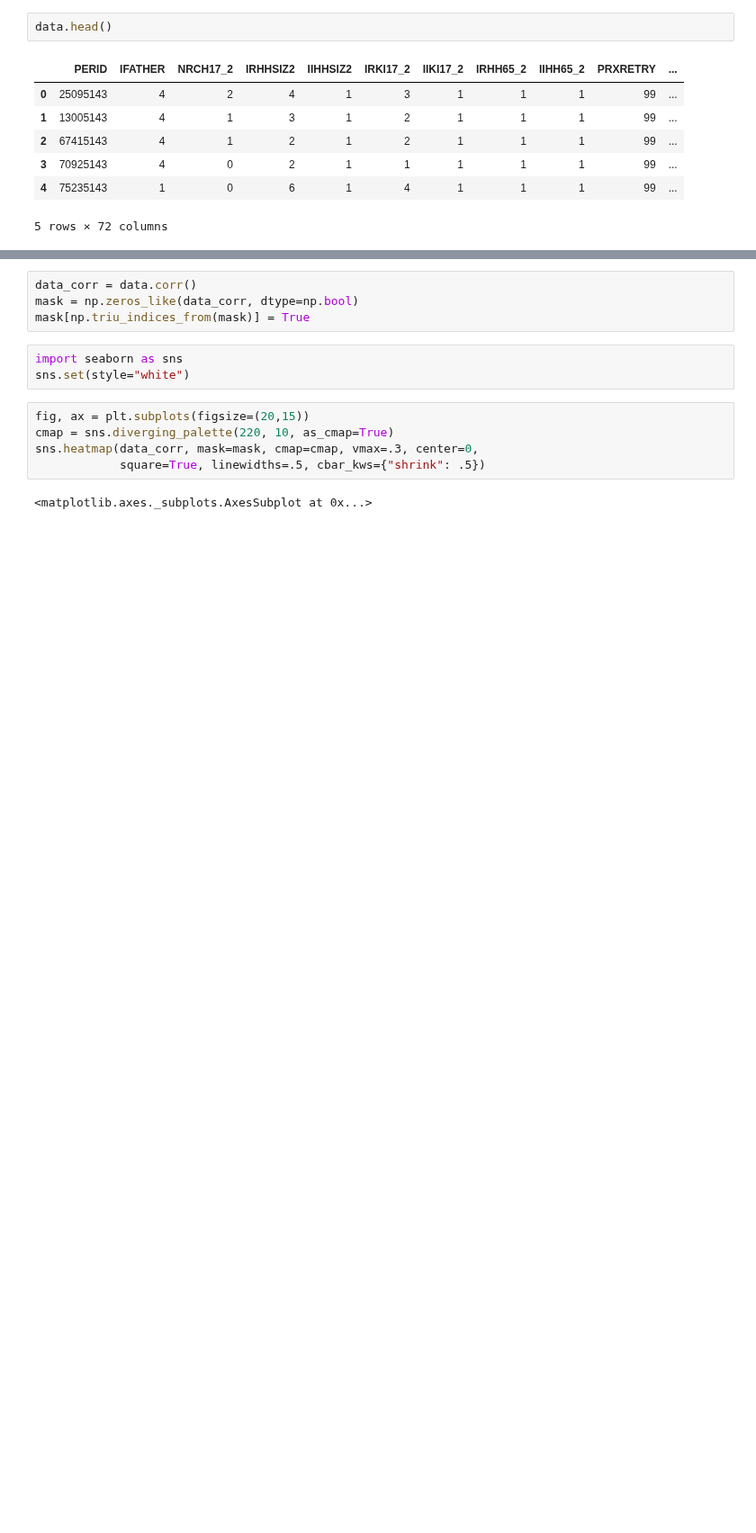
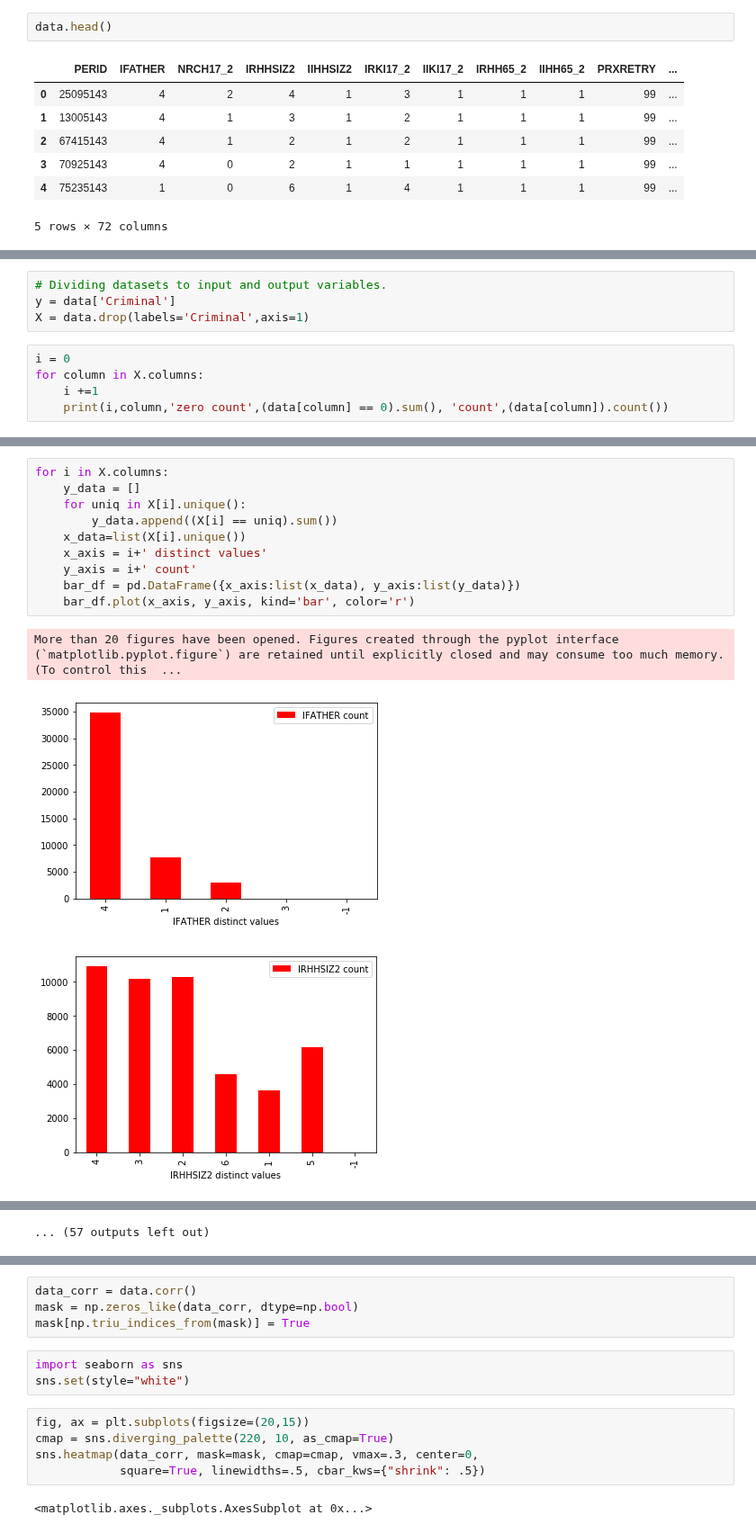
Before and after one commit to PradeepTammali/Hacker-Earth, a Jupyter notebook: Predict the Criminals/Predict_the_criminals.ipynb, the cells around one changed output, grey strips where cells are left out. Shown at 90% size. Saved outputs shown, nothing was run; the diff lists cells and outputs as text; blank space fills up the shorter version.

```diff
--- a/Predict the Criminals/Predict_the_criminals.ipynb
+++ b/Predict the Criminals/Predict_the_criminals.ipynb
@@ -24,0 +38,9 @@ non_criminal = data[data['Criminal'].isin([0])]
+# %%
+# Dividing datasets to input and output variables.
+y = data['Criminal']
+X = data.drop(labels='Criminal',axis=1)
+# %%
+i = 0
+for column in X.columns:
+    i +=1
+    print(i,column,'zero count',(data[column] == 0).sum(), 'count',(data[column]).count())
@@ -24,0 +99,14 @@ non_criminal = data[data['Criminal'].isin([0])]
+# %%
+for i in X.columns:
+    y_data = []
+    for uniq in X[i].unique():
+        y_data.append((X[i] == uniq).sum())
+    x_data=list(X[i].unique())
+    x_axis = i+' distinct values'
+    y_axis = i+' count'
+    bar_df = pd.DataFrame({x_axis:list(x_data), y_axis:list(y_data)})
+    bar_df.plot(x_axis, y_axis, kind='bar', color='r')
+# %% [output]
+More than 20 figures have been opened. Figures created through the pyplot interface (`matplotlib.pyplot.figure`) are retained until explicitly closed and may consume too much memory. (To control this  ...
+[figure, added]
+[figure, added]
@@ -24,0 +122 @@ non_criminal = data[data['Criminal'].isin([0])]
+... (57 outputs left out)
```
Also changed, not shown: parts of 13 cells of this notebook.
